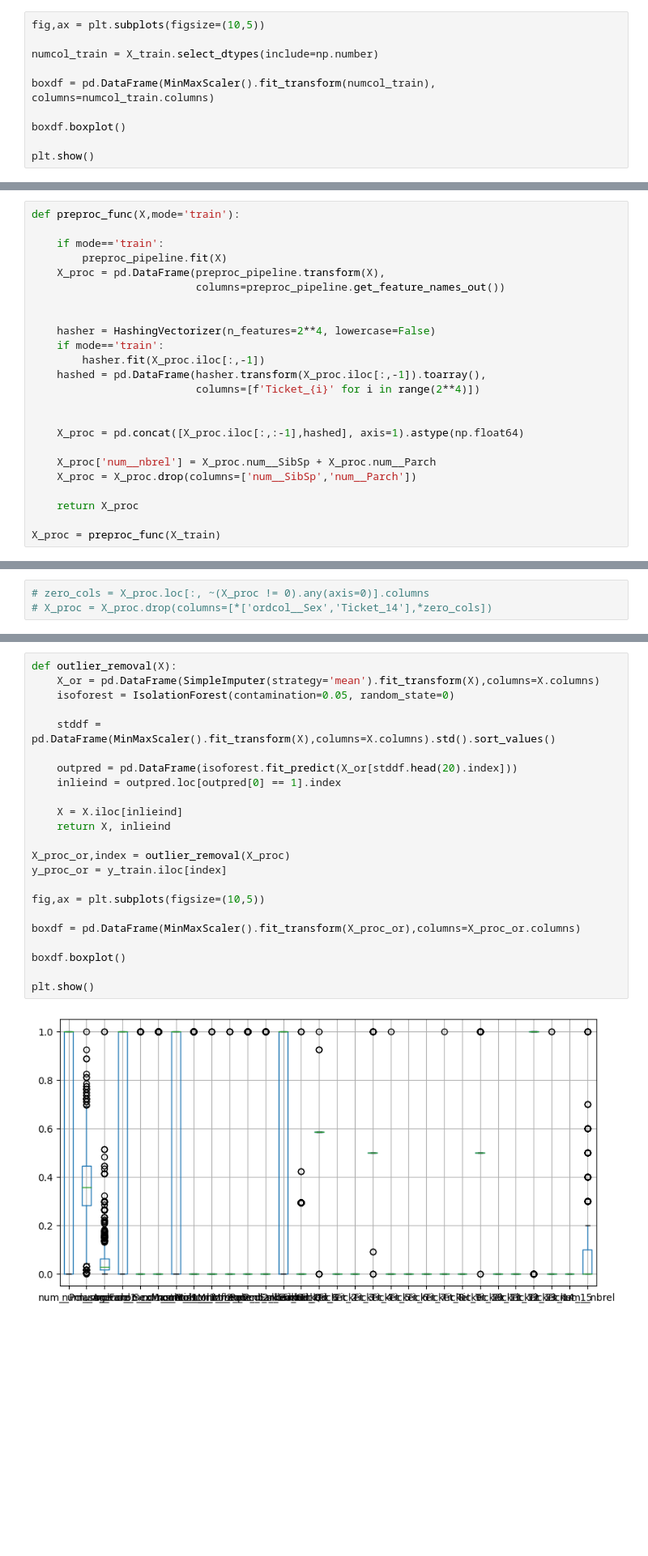
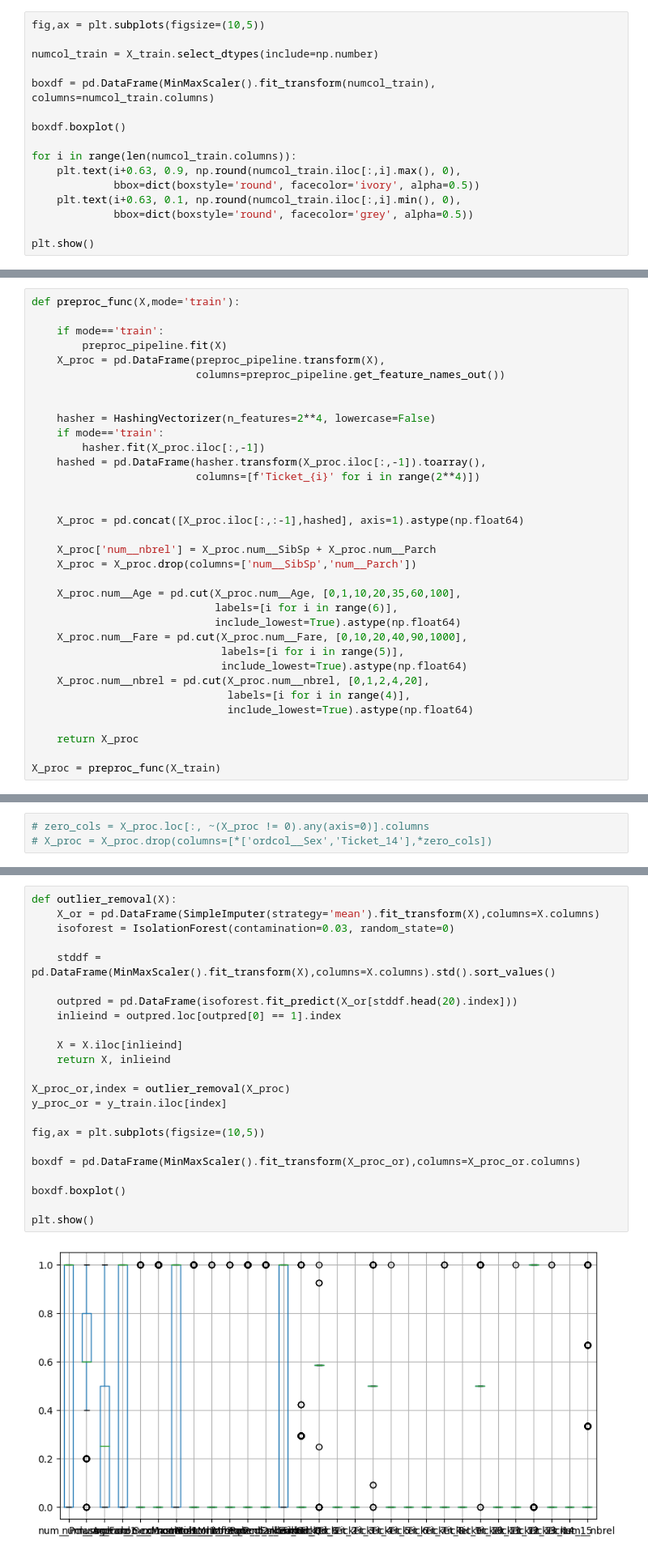
Before and after one commit to kelleuseis/Machine_Learning_Practice, a Jupyter notebook: Titanic_Machine_Learning_from_Disaster/Titanic-model.ipynb, the cells around one changed output, grey strips where cells are left out. Shown at 81% size. Drawn from its saved outputs; the diff is of its cells as text; blank space fills up the shorter version.

```diff
--- a/Titanic_Machine_Learning_from_Disaster/Titanic-model.ipynb
+++ b/Titanic_Machine_Learning_from_Disaster/Titanic-model.ipynb
@@ -120,5 +120,11 @@ boxdf = pd.DataFrame(MinMaxScaler().fit_transform(numcol_train), columns=numcol_
 
 boxdf.boxplot()
 
+for i in range(len(numcol_train.columns)):
+    plt.text(i+0.63, 0.9, np.round(numcol_train.iloc[:,i].max(), 0),
+             bbox=dict(boxstyle='round', facecolor='ivory', alpha=0.5))
+    plt.text(i+0.63, 0.1, np.round(numcol_train.iloc[:,i].min(), 0),
+             bbox=dict(boxstyle='round', facecolor='grey', alpha=0.5))
+
 plt.show()
 # %% [output]
@@ -243,6 +249,16 @@ def preproc_func(X,mode='train'):
     X_proc['num__nbrel'] = X_proc.num__SibSp + X_proc.num__Parch
     X_proc = X_proc.drop(columns=['num__SibSp','num__Parch'])
 
+    X_proc.num__Age = pd.cut(X_proc.num__Age, [0,1,10,20,35,60,100],
+                             labels=[i for i in range(6)],
+                             include_lowest=True).astype(np.float64)
+    X_proc.num__Fare = pd.cut(X_proc.num__Fare, [0,10,20,40,90,1000],
+                              labels=[i for i in range(5)],
+                              include_lowest=True).astype(np.float64)
+    X_proc.num__nbrel = pd.cut(X_proc.num__nbrel, [0,1,2,4,20],
+                               labels=[i for i in range(4)],
+                               include_lowest=True).astype(np.float64)
+
     return X_proc
 
 X_proc = preproc_func(X_train)
@@ -279,28 +311,28 @@ plt.show()
 # %%
 def outlier_removal(X):
     X_or = pd.DataFrame(SimpleImputer(strategy='mean').fit_transform(X),columns=X.columns)
-    isoforest = IsolationForest(contamination=0.05, random_state=0)
+    isoforest = IsolationForest(contamination=0.03, random_state=0)
 
     stddf = pd.DataFrame(MinMaxScaler().fit_transform(X),columns=X.columns).std().sort_values()
 
     outpred = pd.DataFrame(isoforest.fit_predict(X_or[stddf.head(20).index]))
     inlieind = outpred.loc[outpred[0] == 1].index
 
     X = X.iloc[inlieind]
     return X, inlieind
 
 X_proc_or,index = outlier_removal(X_proc)
 y_proc_or = y_train.iloc[index]
 
 fig,ax = plt.subplots(figsize=(10,5))
 
 boxdf = pd.DataFrame(MinMaxScaler().fit_transform(X_proc_or),columns=X_proc_or.columns)
 
 boxdf.boxplot()
 
 plt.show()
 # %% [output]
-[figure, old version]
+[figure, new version]
 # %%
 scaler = RobustScaler()
 scaler.fit(X_proc_or)
```
Also changed, not shown: parts of 20 cells of this notebook, 19 other files.
